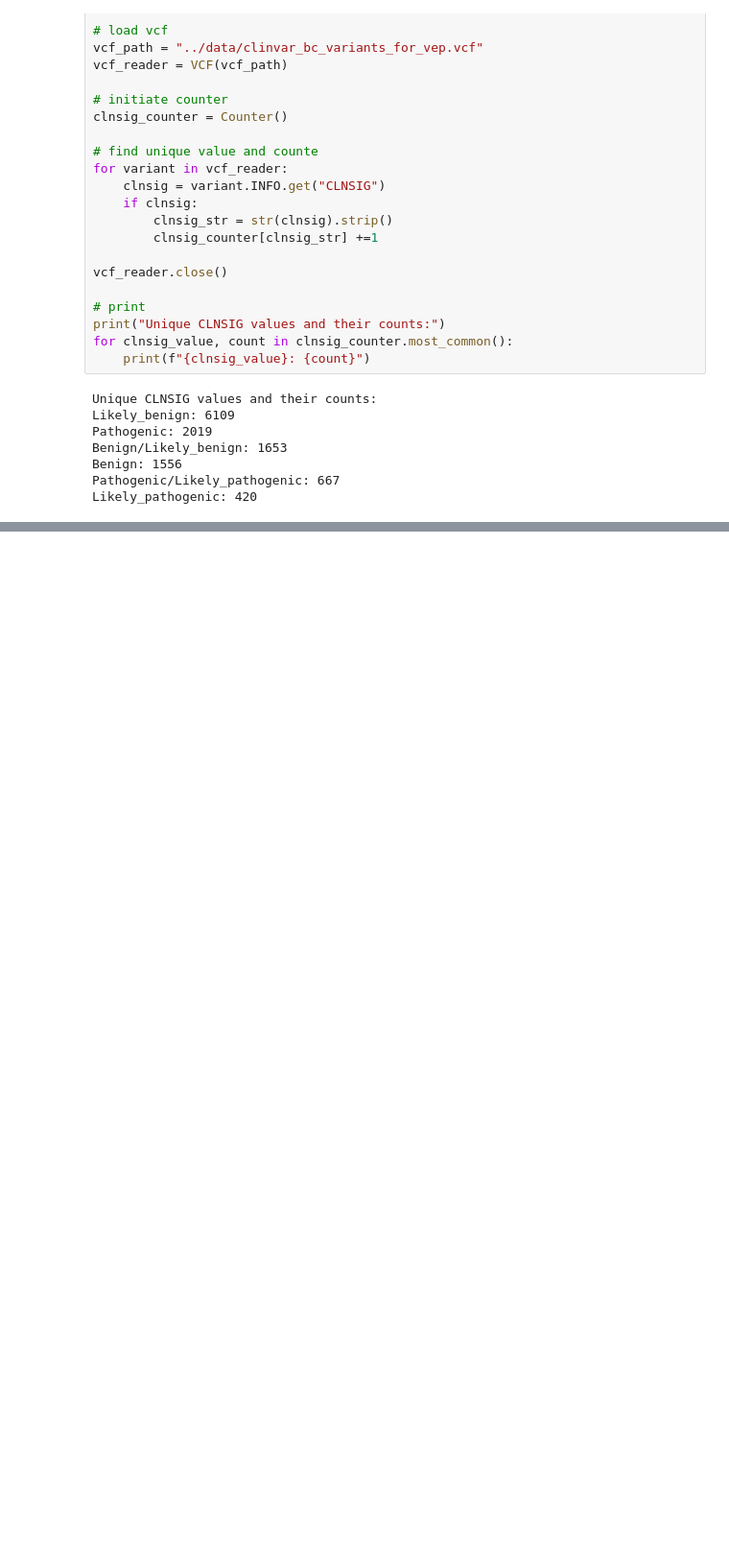
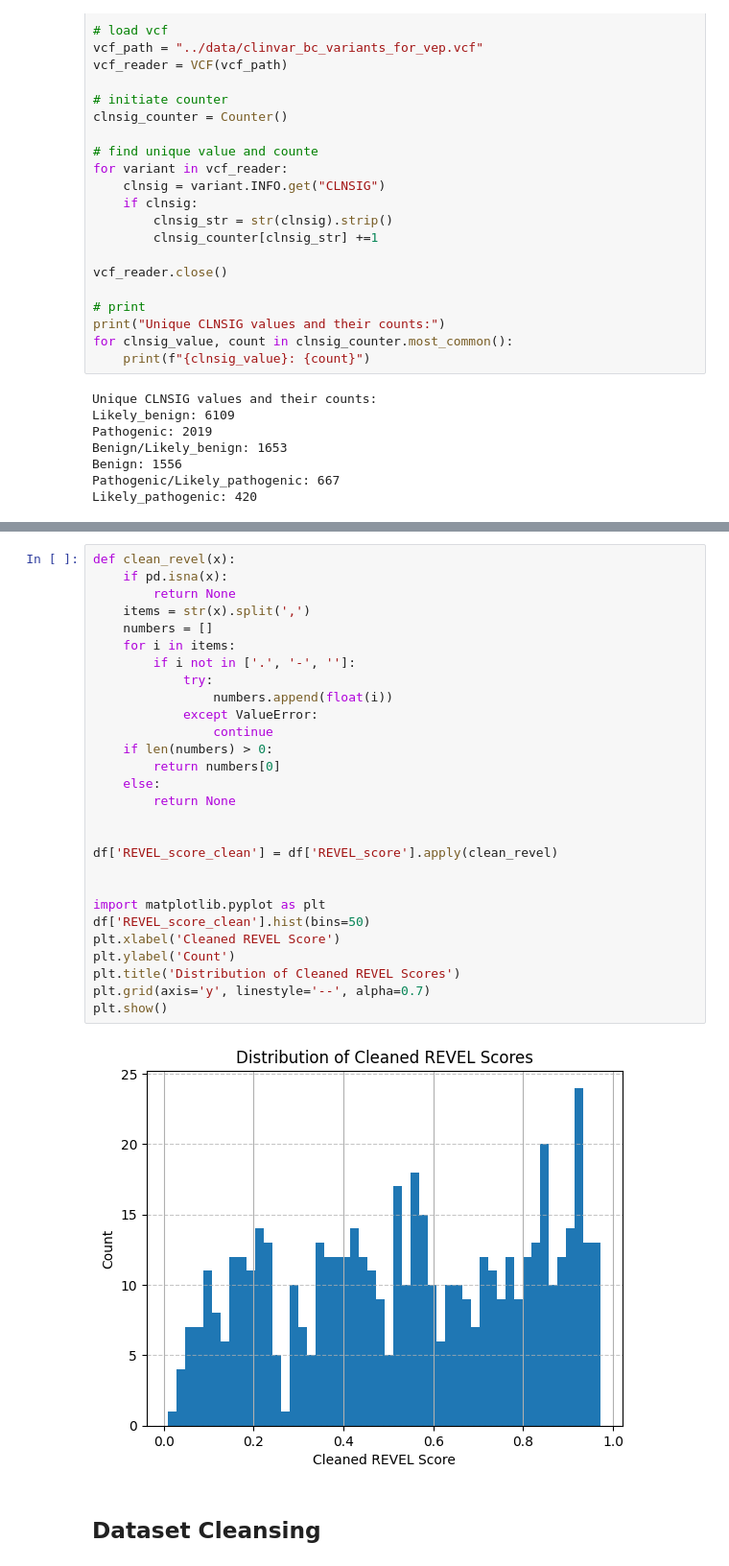
Before and after one commit to aign931/bc_snvs_bd, a Jupyter notebook: scripts/EDA.ipynb, the cells around one changed output, grey strips where cells are left out. Shown at 96% size. Saved outputs shown, nothing was run; the diff lists cells and outputs as text; blank space fills up the shorter version.

```diff
--- a/scripts/EDA.ipynb
+++ b/scripts/EDA.ipynb
@@ -207,0 +406,32 @@ Likely_pathogenic: 420
+# %%
+def clean_revel(x):
+    if pd.isna(x):
+        return None
+    items = str(x).split(',')
+    numbers = []
+    for i in items:
+        if i not in ['.', '-', '']:
+            try:
+                numbers.append(float(i))
+            except ValueError:
+                continue
+    if len(numbers) > 0:
+        return numbers[0]
+    else:
+        return None
+
+
+df['REVEL_score_clean'] = df['REVEL_score'].apply(clean_revel)
+
+
+import matplotlib.pyplot as plt
+df['REVEL_score_clean'].hist(bins=50)
+plt.xlabel('Cleaned REVEL Score')
+plt.ylabel('Count')
+plt.title('Distribution of Cleaned REVEL Scores')
+plt.grid(axis='y', linestyle='--', alpha=0.7)
+plt.show()
+# %% [output]
+[figure, added]
+# %% [markdown]
+## Dataset Cleansing
```
Also changed, not shown: parts of 29 cells of this notebook, 3 other files.
